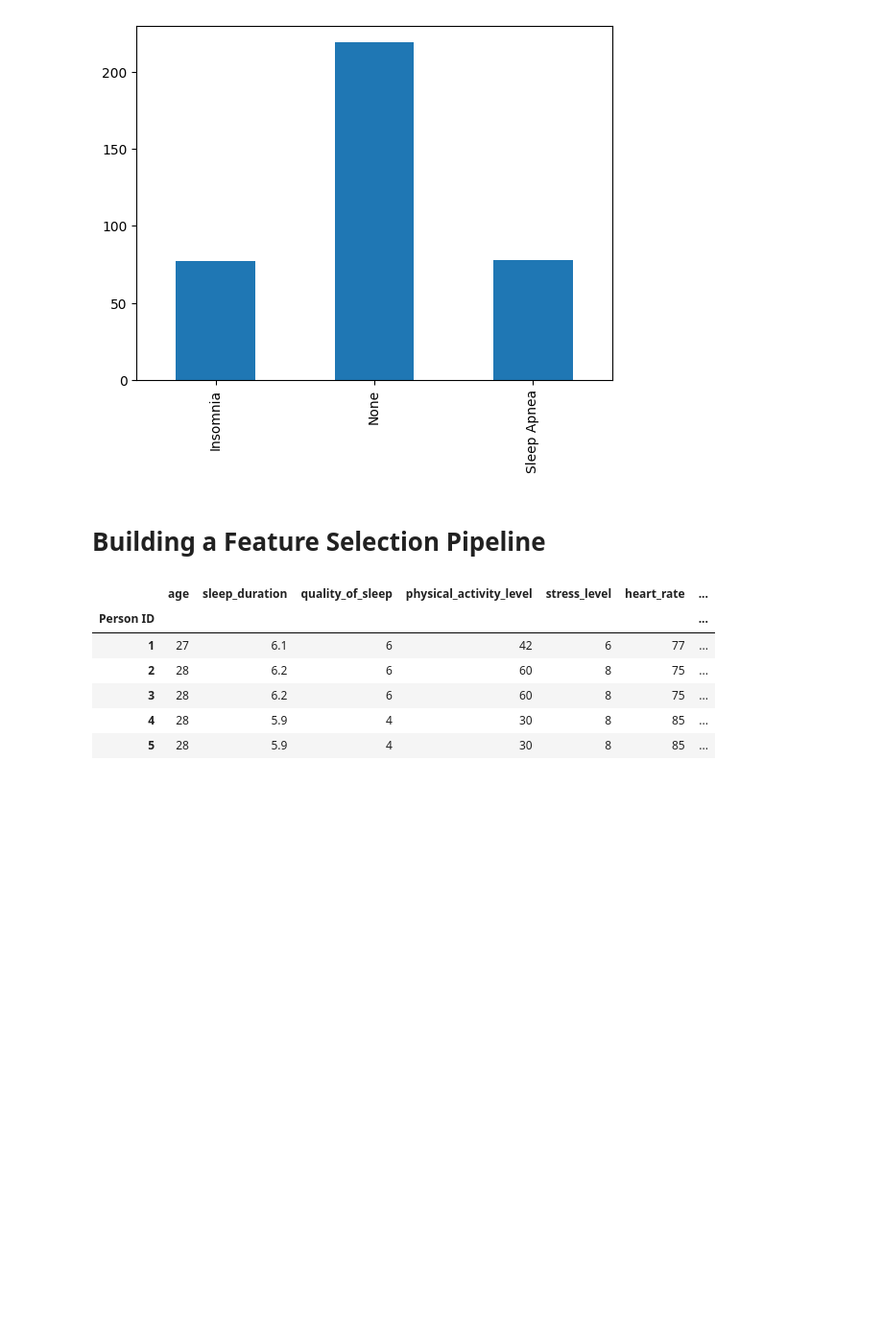
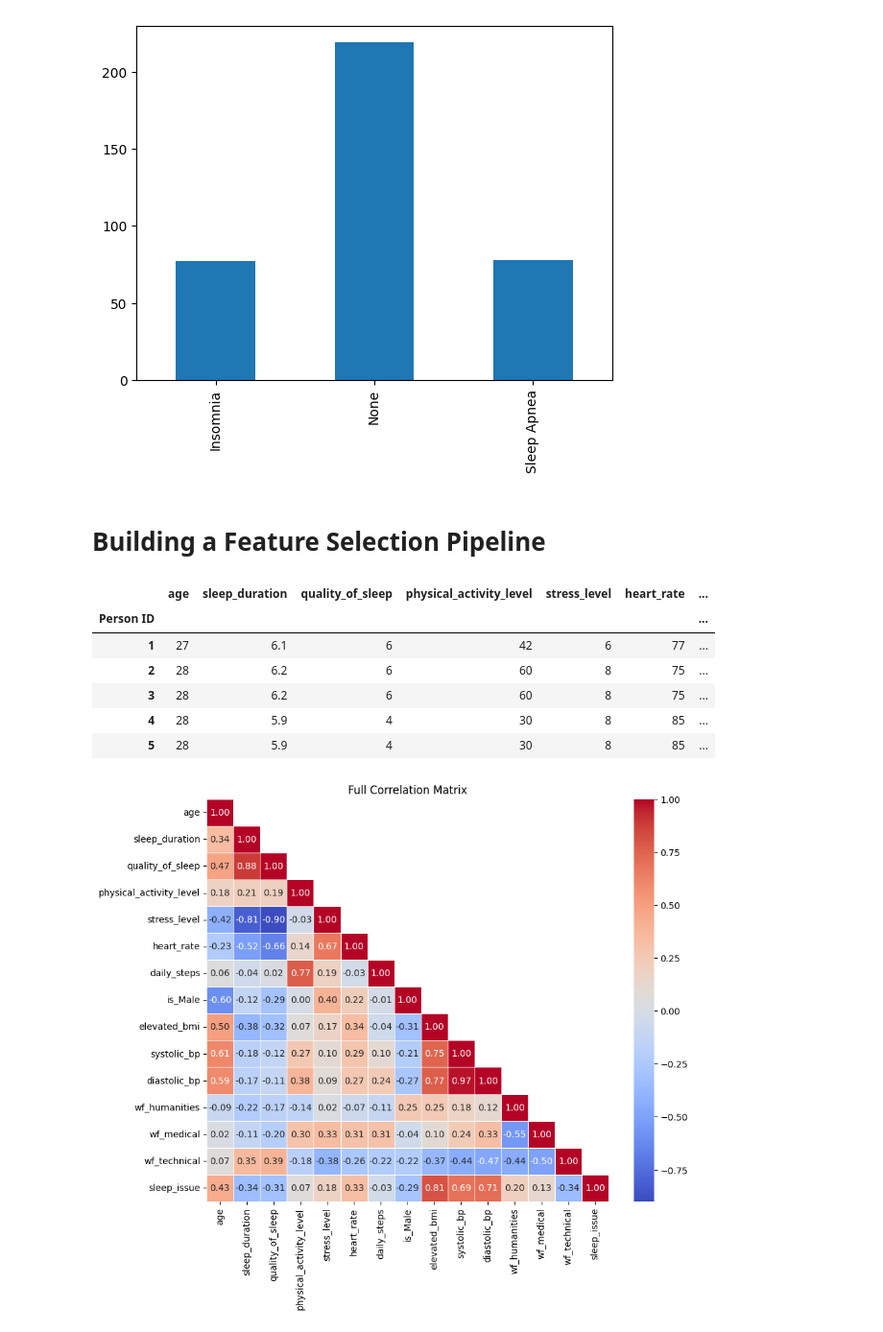
Before and after one commit to maikelps/SleepDisorder, a Jupyter notebook: expl.ipynb, the cells around one changed output. Shown at 96% size. Cells and saved outputs as stored; diff of their text form; code cells hidden in the pictures; blank space fills up the shorter version.

```diff
--- a/expl.ipynb
+++ b/expl.ipynb
@@ -212,3 +216,24 @@ df1.head()
 | 3 | 28 | 6.2 | 6 | 60 | 8 | 75 | ... |
 | 4 | 28 | 5.9 | 4 | 30 | 8 | 85 | ... |
 | 5 | 28 | 5.9 | 4 | 30 | 8 | 85 | ... |
+# %%
+# Assuming you have the DataFrame 'df1' and you have calculated the correlation matrix
+correlation_matrix = df1.corr(method='pearson') # pearson | kendall |spearman
+
+# Create the mask for the values at the top of the diagonal
+mask = np.triu(np.ones_like(correlation_matrix, dtype=bool), k=1)
+
+# Create the heatmap for the values at the top of the diagonal
+#plt.figure(figsize=(20, 17))
+plt.figure(figsize=(10, 8))
+sns.heatmap(correlation_matrix,
+            cmap='coolwarm',
+            annot=True,
+            fmt=".2f",
+            mask=mask,
+            square=True,
+            linewidths=0.5)
+plt.title("Full Correlation Matrix")
+plt.show()
+# %% [output]
+[figure, added]
```
Also changed, not shown: parts of 22 cells of this notebook, 1 other file.
